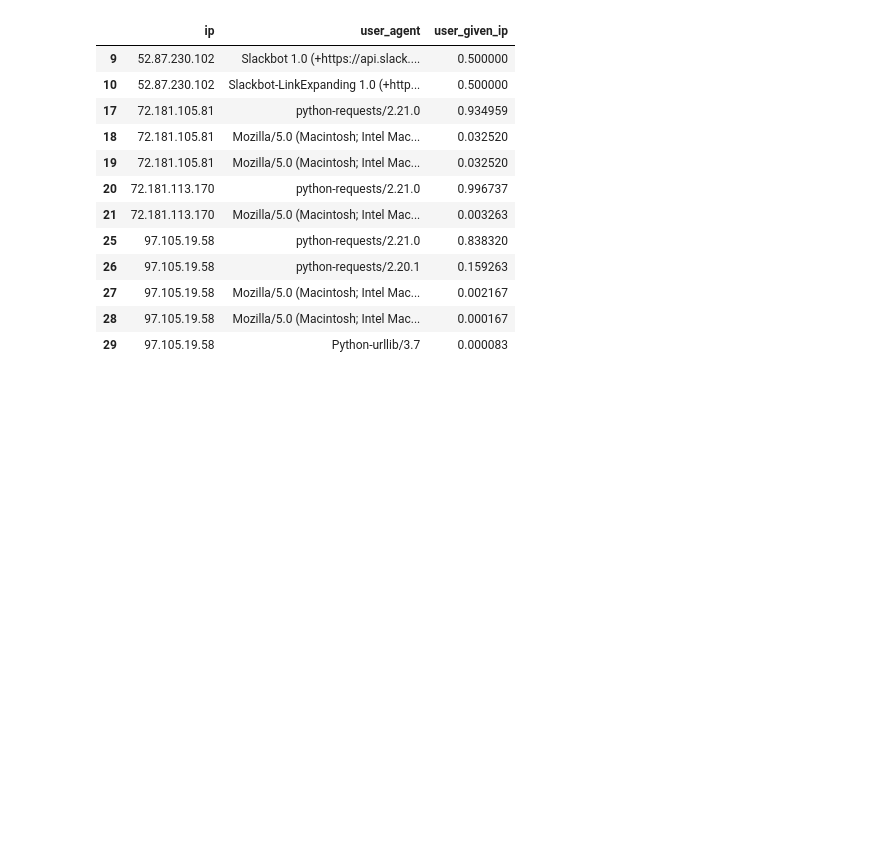
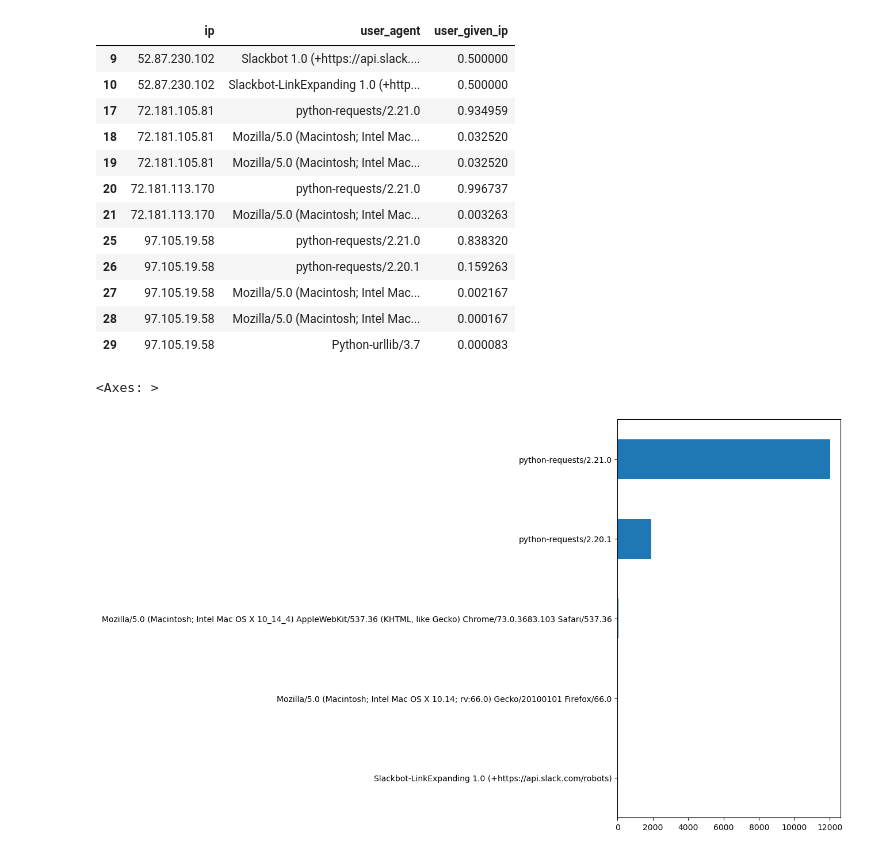
Before and after one commit to DerekBixby/anomaly-detection-exercises, a Jupyter notebook: discrete-anomaly-detection.ipynb, the cells around one changed output. Cells and saved outputs as stored; diff of their text form; code cells hidden in the pictures; blank space fills up the shorter version.

```diff
--- a/discrete-anomaly-detection.ipynb
+++ b/discrete-anomaly-detection.ipynb
@@ -275,3 +275,8 @@ user_given_ip[user_given_ip.user_given_ip < 1]
 | 27 | 97.105.19.58 | Mozilla/5.0 (Macintosh; Intel Mac... | 0.002167 |
 | 28 | 97.105.19.58 | Mozilla/5.0 (Macintosh; Intel Mac... | 0.000167 |
 | 29 | 97.105.19.58 | Python-urllib/3.7 | 0.000083 |
+# %%
+user_df['count'].sort_values().tail(5).plot.barh(figsize=(5, 9))
+# %% [output]
+<Axes: >
+[figure, added]
```
